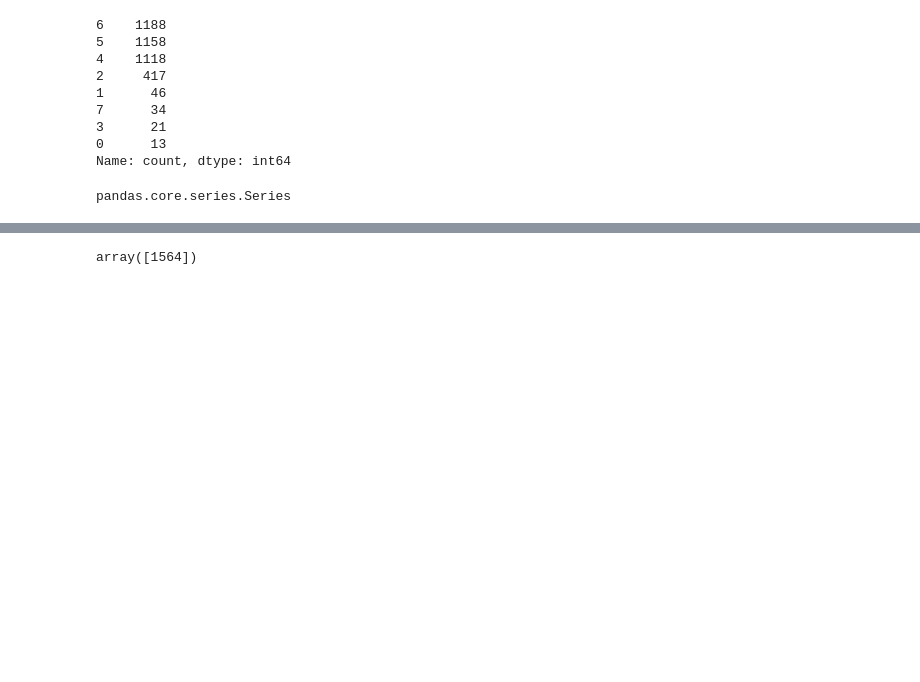
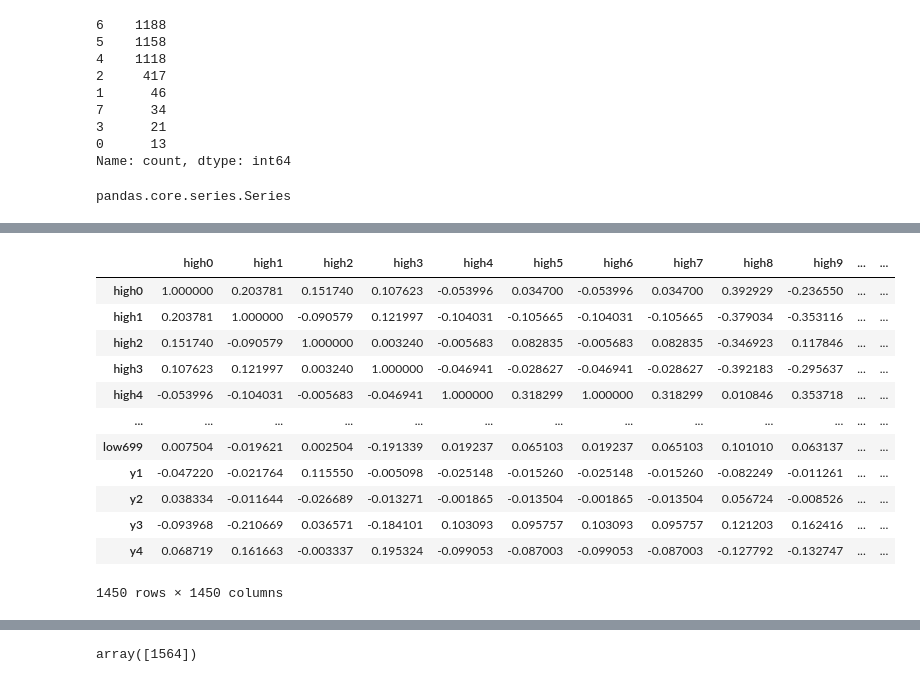
Before and after one commit to AnsonLo11/siblingsDatasetBaseline, a Jupyter notebook: data_analysis.ipynb, the cells around one changed output, grey strips where cells are left out. Cells and saved outputs as stored; diff of their text form; code cells hidden in the pictures; blank space fills up the shorter version.

```diff
--- a/data_analysis.ipynb
+++ b/data_analysis.ipynb
@@ -201,0 +225,21 @@ data = pd.read_csv('data.csv')
+# %%
+# import seaborn as sns
+corrmatrix = data.corr()
+# sns.heatmap(corrmatrix, annot=True)
+# plt.show()
+# %%
+corrmatrix
+# %% [output]
+|  | high0 | high1 | high2 | high3 | high4 | high5 | high6 | high7 | high8 | high9 | ... | ... |
+| high0 | 1.000000 | 0.203781 | 0.151740 | 0.107623 | -0.053996 | 0.034700 | -0.053996 | 0.034700 | 0.392929 | -0.236550 | ... | ... |
+| high1 | 0.203781 | 1.000000 | -0.090579 | 0.121997 | -0.104031 | -0.105665 | -0.104031 | -0.105665 | -0.379034 | -0.353116 | ... | ... |
+| high2 | 0.151740 | -0.090579 | 1.000000 | 0.003240 | -0.005683 | 0.082835 | -0.005683 | 0.082835 | -0.346923 | 0.117846 | ... | ... |
+| high3 | 0.107623 | 0.121997 | 0.003240 | 1.000000 | -0.046941 | -0.028627 | -0.046941 | -0.028627 | -0.392183 | -0.295637 | ... | ... |
+| high4 | -0.053996 | -0.104031 | -0.005683 | -0.046941 | 1.000000 | 0.318299 | 1.000000 | 0.318299 | 0.010846 | 0.353718 | ... | ... |
+| ... | ... | ... | ... | ... | ... | ... | ... | ... | ... | ... | ... | ... |
+| low699 | 0.007504 | -0.019621 | 0.002504 | -0.191339 | 0.019237 | 0.065103 | 0.019237 | 0.065103 | 0.101010 | 0.063137 | ... | ... |
+| y1 | -0.047220 | -0.021764 | 0.115550 | -0.005098 | -0.025148 | -0.015260 | -0.025148 | -0.015260 | -0.082249 | -0.011261 | ... | ... |
+| y2 | 0.038334 | -0.011644 | -0.026689 | -0.013271 | -0.001865 | -0.013504 | -0.001865 | -0.013504 | 0.056724 | -0.008526 | ... | ... |
+| y3 | -0.093968 | -0.210669 | 0.036571 | -0.184101 | 0.103093 | 0.095757 | 0.103093 | 0.095757 | 0.121203 | 0.162416 | ... | ... |
+| y4 | 0.068719 | 0.161663 | -0.003337 | 0.195324 | -0.099053 | -0.087003 | -0.099053 | -0.087003 | -0.127792 | -0.132747 | ... | ... |
+1450 rows × 1450 columns
```
Also changed, not shown: parts of 8 cells of this notebook, 1 other file.
